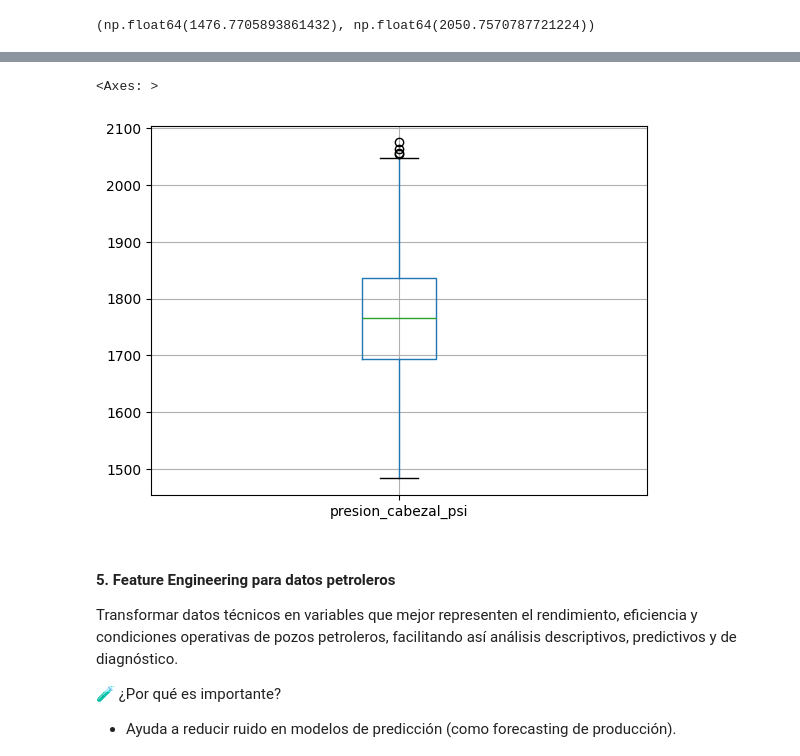
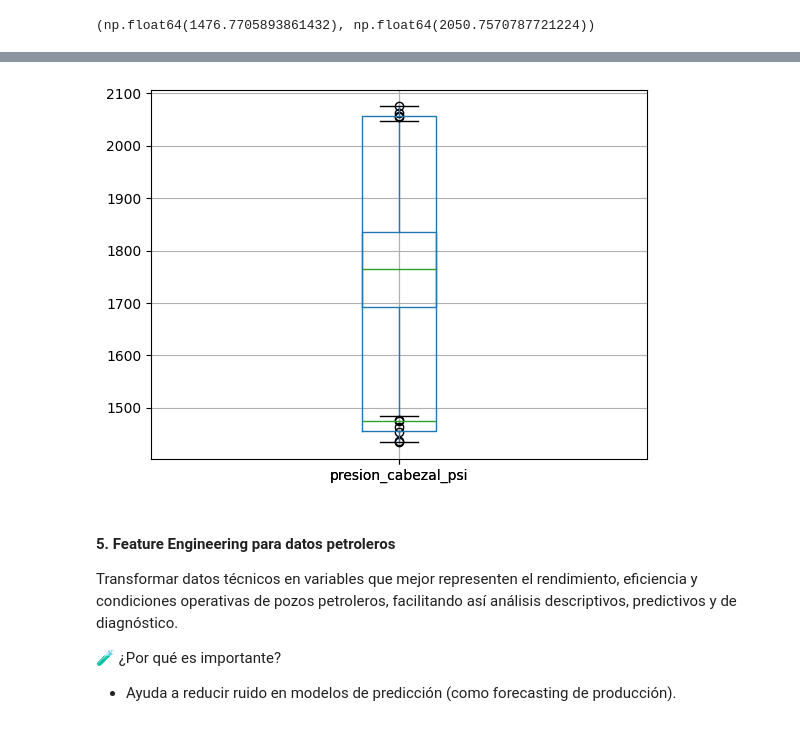
Before and after one commit to xaramillo/codespaces-jupyter, a Jupyter notebook: notebooks/laboratorio-s04-01.ipynb, the cells around one changed output, grey strips where cells are left out. Saved outputs shown, nothing was run; the diff lists cells and outputs as text; code cells hidden in the pictures.

```diff
--- a/notebooks/laboratorio-s04-01.ipynb
+++ b/notebooks/laboratorio-s04-01.ipynb
@@ -241,4 +241,4 @@ limite_inferior = Q1 - 1.5 * IQR
 (np.float64(1476.7705893861432), np.float64(2050.7570787721224))
 # %%
 # Paso 4. Aplicar función lógica para eliminar outliers.
-df_presion_limpio = df[ ~(df['presion_cabezal_psi'] < limite_inferior) | (df['presion_cabezal_psi'] > limite_superior)]
+df_presion_limpio = df[ (df['presion_cabezal_psi'] < limite_inferior) | (df['presion_cabezal_psi'] > limite_superior)]
@@ -245,8 +259,8 @@ df_presion_limpio = df[ ~(df['presion_cabezal_psi'] < limite_inferior) | (df['pr
 # %%
-df_presion_limpio.presion_cabezal_psi.to_frame().boxplot()
+df_presion_limpio['presion_cabezal_psi'].to_frame().boxplot()
+plt.show()
 # %% [output]
-<Axes: >
-[figure, old version]
+[figure, new version]
 # %% [markdown]
 #### 5. Feature Engineering para datos petroleros
 
```
Also changed, not shown: parts of 5 cells of this notebook, 2 other files.
